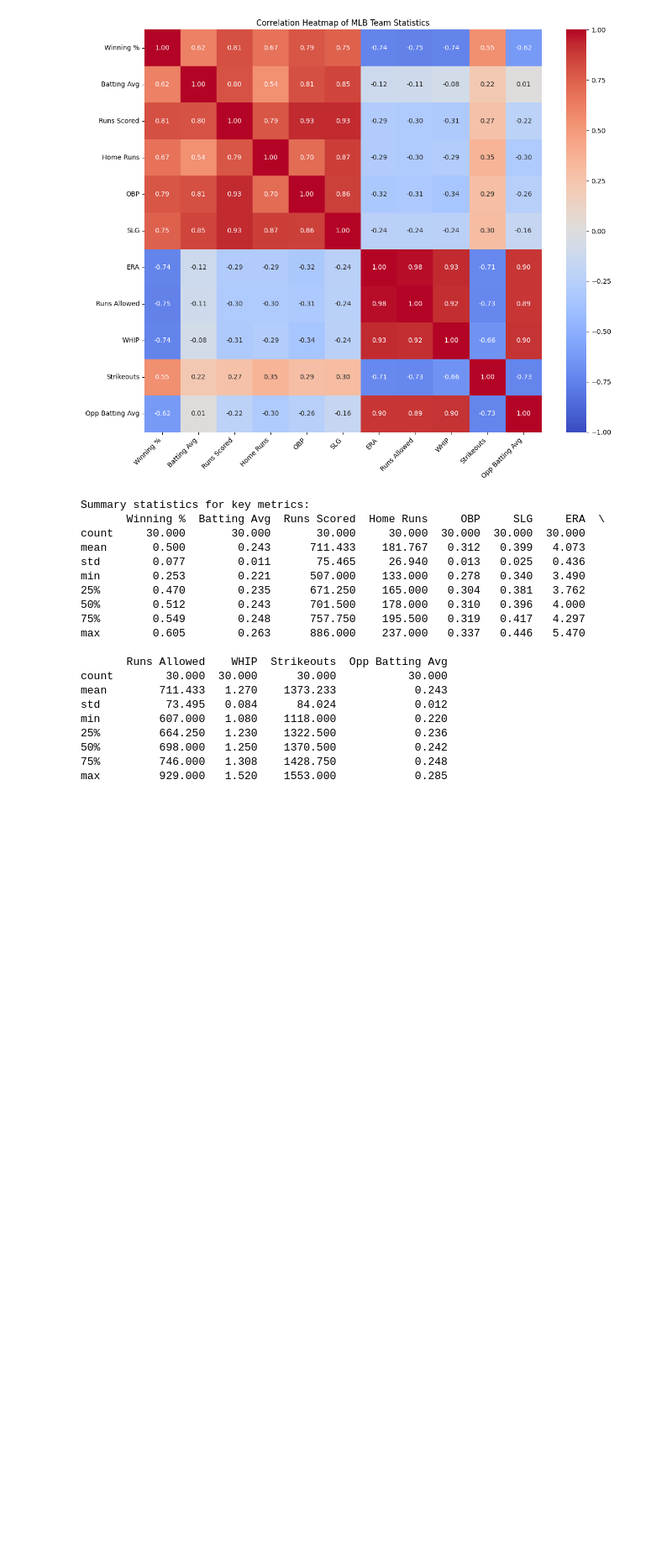
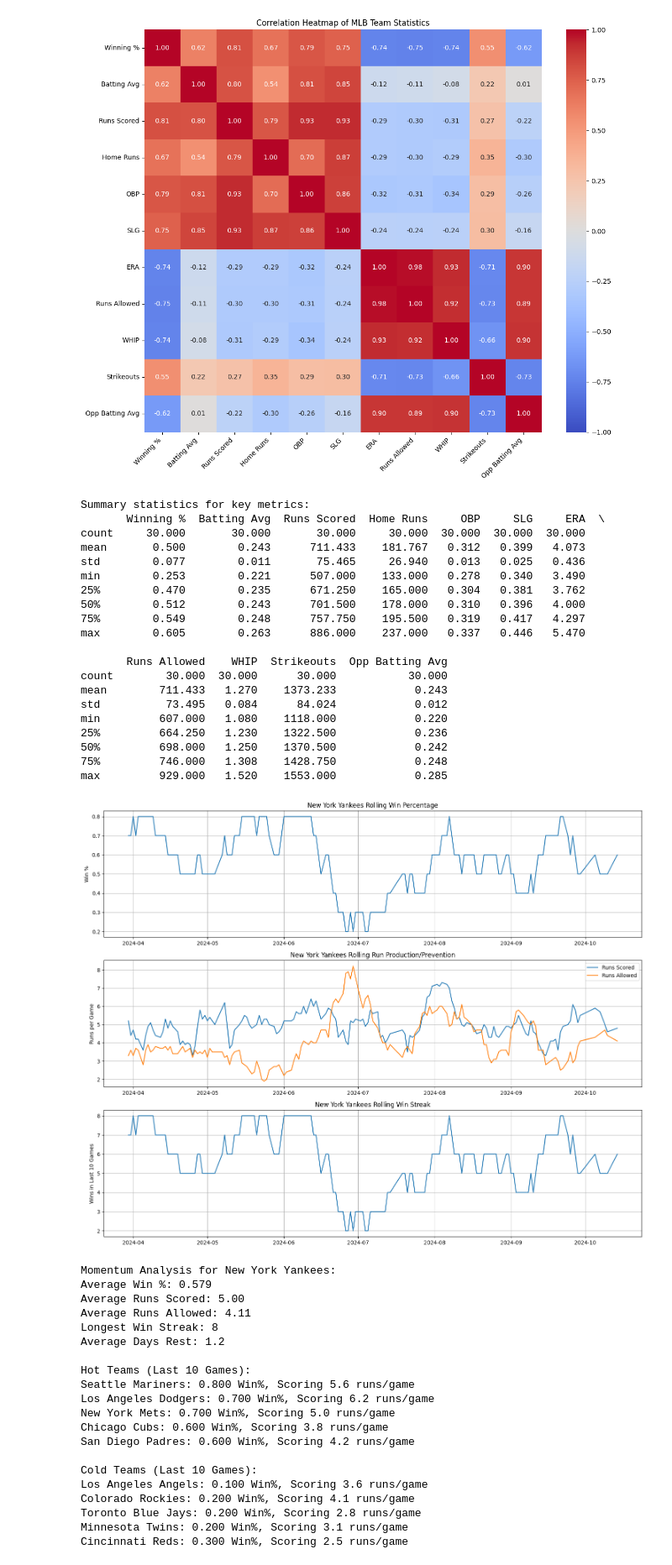
Before and after one commit to jbarkie/betbot, a Jupyter notebook: machine_learning/docs/notebooks/mlb-eda.ipynb, the cells around one changed output. Shown at 84% size. Cells and saved outputs as stored; diff of their text form; code cells hidden in the pictures; blank space fills up the shorter version.

Commit message:
Analyze trends in teams' performances
Add initial implementation of a time series analysis to account for momentum and factors like rest days.

```diff
--- a/machine_learning/docs/notebooks/mlb-eda.ipynb
+++ b/machine_learning/docs/notebooks/mlb-eda.ipynb
@@ -306,0 +500,27 @@ max         929.000   1.520    1553.000            0.285
+# %%
+rolling_stats = calculate_rolling_stats(schedule_df, teams_df, offensive_stats_df, defensive_stats_df)
+analyze_team_momentum(rolling_stats, "New York Yankees", teams_df)
+identify_hot_cold_teams(rolling_stats, teams_df)
+rest_impact = analyze_rest_impact(rolling_stats, teams_df)
+# %% [output]
+[figure, added]
+Momentum Analysis for New York Yankees:
+Average Win %: 0.579
+Average Runs Scored: 5.00
+Average Runs Allowed: 4.11
+Longest Win Streak: 8
+Average Days Rest: 1.2
+
+Hot Teams (Last 10 Games):
+Seattle Mariners: 0.800 Win%, Scoring 5.6 runs/game
+Los Angeles Dodgers: 0.700 Win%, Scoring 6.2 runs/game
+New York Mets: 0.700 Win%, Scoring 5.0 runs/game
+Chicago Cubs: 0.600 Win%, Scoring 3.8 runs/game
+San Diego Padres: 0.600 Win%, Scoring 4.2 runs/game
+
+Cold Teams (Last 10 Games):
+Los Angeles Angels: 0.100 Win%, Scoring 3.6 runs/game
+Colorado Rockies: 0.200 Win%, Scoring 4.1 runs/game
+Toronto Blue Jays: 0.200 Win%, Scoring 2.8 runs/game
+Minnesota Twins: 0.200 Win%, Scoring 3.1 runs/game
+Cincinnati Reds: 0.300 Win%, Scoring 2.5 runs/game
```
Also changed, not shown: parts of 2 cells of this notebook.
